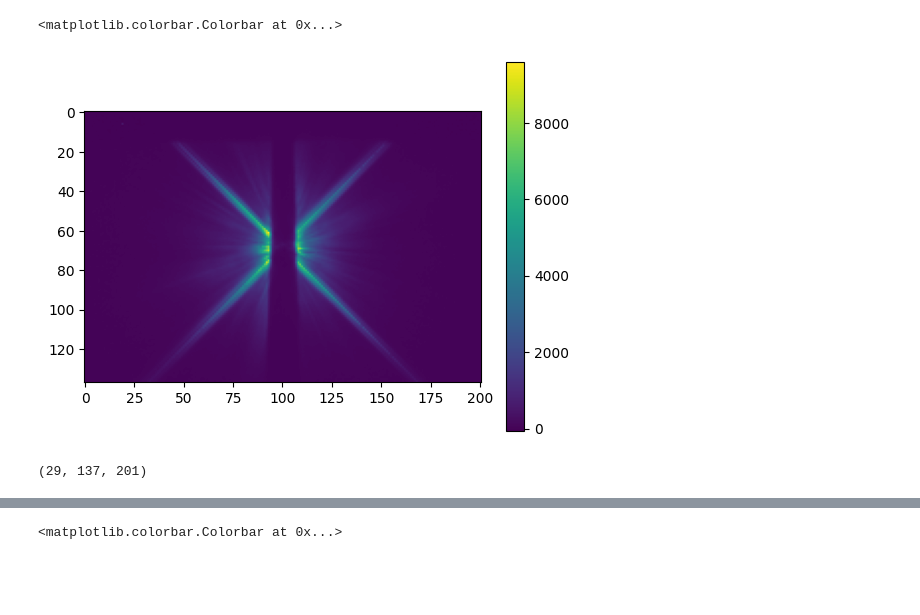
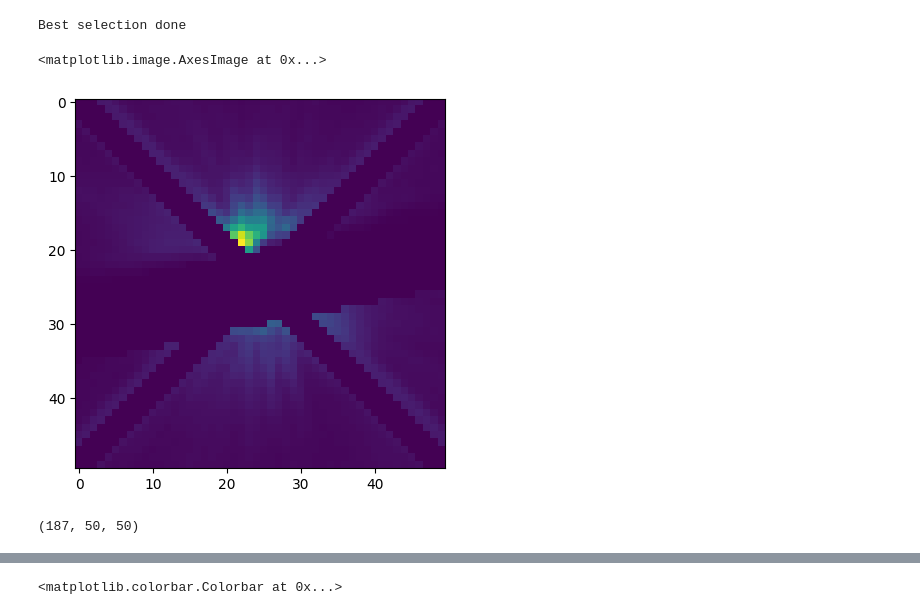
Before and after one commit to saikrishanthpm/pyNMF, a Jupyter notebook: New_reductions.ipynb, the cells around one changed output, grey strips where cells are left out. Drawn from its saved outputs; the diff is of its cells as text; code cells hidden in the pictures; blank space fills up the shorter version.

```diff
--- a/New_reductions.ipynb
+++ b/New_reductions.ipynb
@@ -245,7 +230,8 @@ def prep_frames_parallel(filename):
                     radius = math.sqrt(pow(vdist, 2) + pow(hdist, 2))
                     image_data_sc[x][i][j] = image_data_sc[x][i][j]*pow(radius, 0.5)
 
-            (x_cen, y_cen) = radonCenter.searchCenter(image_data_sc[x], CRPIX1a[x], CRPIX2a[x], size_window = math.floor(NAXIS2/2),size_cost=7,theta=[45, 135])
+            #(x_cen, y_cen) = radonCenter.searchCenter(image_data_sc[x], CRPIX1a[x], CRPIX2a[x], size_window = math.floor(NAXIS2/2),size_cost=7,theta=[45, 135])
+            (x_cen, y_cen) = CRPIX1a[x], CRPIX2a[x]
 
             image_data_sc[x] = image_data_sc[x]/EXPTIME
             image_data_er[x] = image_data_er[x]/EXPTIME
@@ -256,8 +242,8 @@ def prep_frames_parallel(filename):
             shiftimage_data_sc = scipy.ndimage.shift(image_data_sc[x], np.array([voff, hoff]))
             shiftimage_data_er = scipy.ndimage.shift(image_data_er[x], np.array([voff, hoff]))
 
-            lh = 201 #for A1.0
-            lw = 201 #for A1.0
+            lh = 50#for BAR5 201 #for A1.0
+            lw = 50#for BAR5 201 #for A1.0
 
             sc_data_2d = Cutout2D(shiftimage_data_sc, position=(shiftimage_data_sc.shape[1]/2,shiftimage_data_sc.shape[0]/2), size=(lh,lw), wcs=None)
             er_data_2d = Cutout2D(shiftimage_data_er, position=(shiftimage_data_er.shape[1]/2,shiftimage_data_er.shape[0]/2), size=(lh,lw), wcs=None)
@@ -278,8 +264,8 @@ def prep_frames_parallel(filename):
 
     return trgs, trgs_err, refs, refs_err, PAs, fnames
 # %%
-trgfiles = trgs49cet
-reffiles = refs49cet
+trgfiles = pds70
+reffiles = reffiles
 # %%
 %%time
 warnings.simplefilter('ignore', AstropyWarning)
@@ -429,13 +404,40 @@ plt.colorbar()
 # %%
-plt.imshow(trgs[0])
-#np.where(circ_mask,np.nan,0)
-plt.colorbar()
+best = int(0.1*len(refs))
+medians = []
+for i in refs:
+    norms = []
+    for j in range(len(trgs)):
+        norm = np.ma.masked_invalid(kl_div(i,trgs[j])).sum()
+        norms.append(norm)
+    medians.append(np.median(norms))
+
+add = [i for i in range(len(refs))]
+best10 = pd.DataFrame(data = medians)
+best10['Index'] = add
+best10 = best10.sort_values(by=[0])
+best10 = best10[0:best]
+
+print("Best selection done")
+
+new_refs = []
+new_refs_err = []
+
+for i in best10['Index']:
+    new_refs.append(refs[i])
+    new_refs_err.append(refs_err[i])
+
+new_refs = np.array(new_refs)
+new_refs_err = np.array(new_refs_err)
 # %% [output]
-<matplotlib.colorbar.Colorbar at 0x...>
+Best selection done
-[figure, removed]
+# %%
+plt.imshow(new_refs[0]*mask, vmin=0)
+# %% [output]
+<matplotlib.image.AxesImage at 0x...>
+[figure, added]
 # %%
-refs.shape
+new_refs.shape
 # %% [output]
-(29, 137, 201)
+(187, 50, 50)
 # %%
 %%time
```
Also changed, not shown: parts of 26 cells of this notebook, 3 other files.
